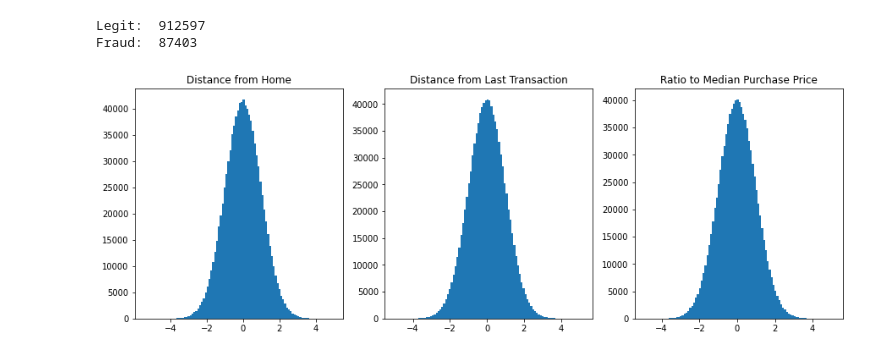
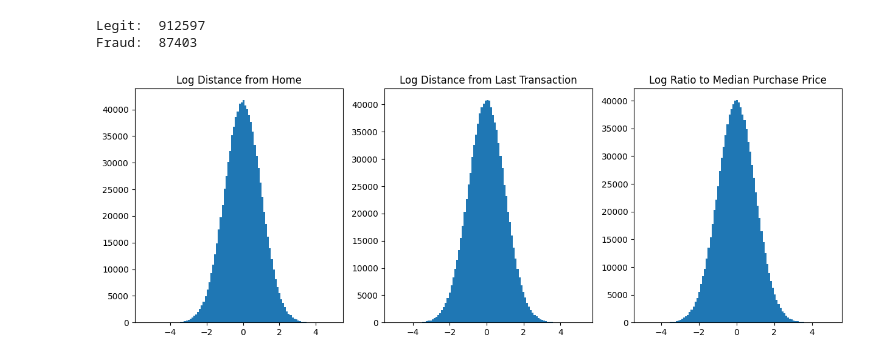
Before and after one commit to LucasEmcken/CCFraud, a Jupyter notebook: data_vis.ipynb, the cells around one changed output. Cells and saved outputs as stored; diff of their text form; code cells hidden in the pictures.

```diff
--- a/data_vis.ipynb
+++ b/data_vis.ipynb
@@ -48,20 +48,20 @@ Fraud:  87403
 # %%
 #plot log transformed distributions
 #plot them next to each other
 fig, axs = plt.subplots(1, 3, figsize=(15, 5))
 
 axs[0].hist(df['distance_from_home'], bins=100)
-axs[0].set_title('Distance from Home')
+axs[0].set_title('Log Distance from Home')
 
 axs[1].hist(df['distance_from_last_transaction'], bins=100)
-axs[1].set_title('Distance from Last Transaction')
+axs[1].set_title('Log Distance from Last Transaction')
 
 axs[2].hist(df['ratio_to_median_purchase_price'], bins=100)
-axs[2].set_title('Ratio to Median Purchase Price')
+axs[2].set_title('Log Ratio to Median Purchase Price')
 
 plt.show()
 # %% [output]
-[figure, old version]
+[figure, new version]
 # %%
 #PC transform data
 n_comp = 7
```
Also changed, not shown: parts of 12 cells of this notebook, 6 other files.
